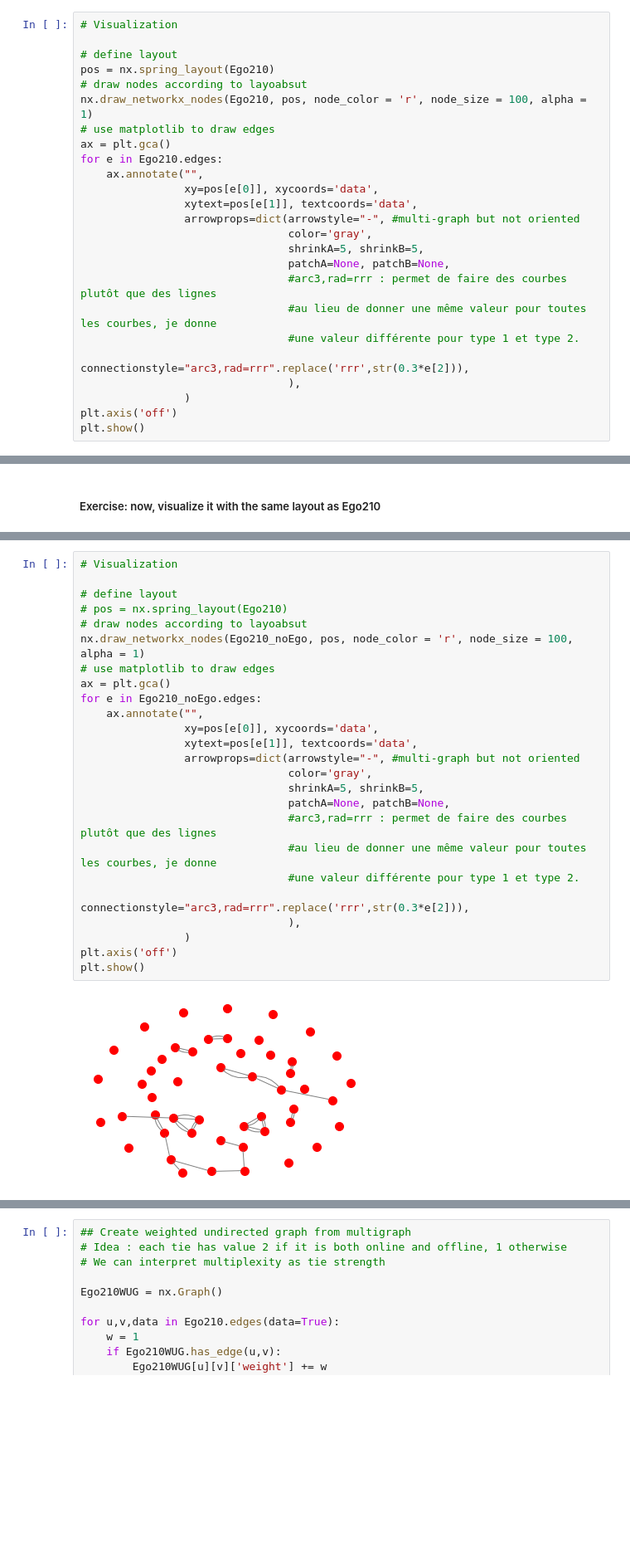
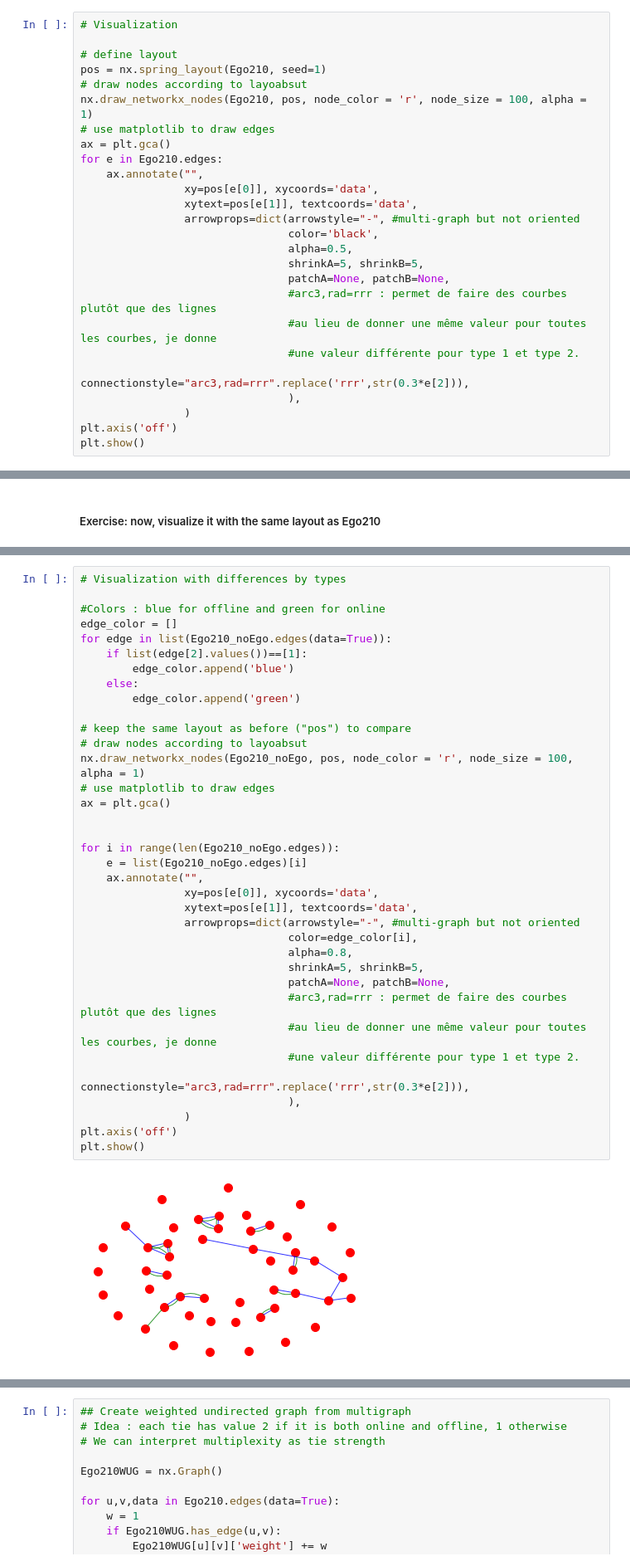
Before and after one commit to ARKEnsae/DM_Analyse_Reseaux, a Jupyter notebook: CC3/Exos_24Feb2021_KA.ipynb, the cells around one changed output, grey strips where cells are left out. Shown: that part at 83% size. Saved outputs shown, nothing was run; the diff lists cells and outputs as text; blank space fills up the shorter version.

```diff
--- a/CC3/Exos_24Feb2021_KA.ipynb
+++ b/CC3/Exos_24Feb2021_KA.ipynb
@@ -127,7 +126,7 @@ On peut avoir un multigraphe complet ou un réseau personnel avec des liens d'un
 # Visualization
 
 # define layout
-pos = nx.spring_layout(Ego210)
+pos = nx.spring_layout(Ego210, seed=1)
 # draw nodes according to layoabsut
 nx.draw_networkx_nodes(Ego210, pos, node_color = 'r', node_size = 100, alpha = 1)
 # use matplotlib to draw edges
@@ -137,7 +136,8 @@ for e in Ego210.edges:
                 xy=pos[e[0]], xycoords='data',
                 xytext=pos[e[1]], textcoords='data',
                 arrowprops=dict(arrowstyle="-", #multi-graph but not oriented
-                                color='gray',
+                                color='black',
+                                alpha=0.5,
                                 shrinkA=5, shrinkB=5,
                                 patchA=None, patchB=None,
                                 #arc3,rad=rrr : permet de faire des courbes plutôt que des lignes
@@ -288,27 +327,38 @@ Visualisation : on peut ou non garder le même layout. Rajouter la couleur avec
 # %%
-# Visualization
+# Visualization with differences by types
 
-# define layout
-# pos = nx.spring_layout(Ego210)
+#Colors : blue for offline and green for online
+edge_color = []
+for edge in list(Ego210_noEgo.edges(data=True)):
+    if list(edge[2].values())==[1]:
+        edge_color.append('blue')
+    else:
+        edge_color.append('green')
+
+# keep the same layout as before ("pos") to compare
 # draw nodes according to layoabsut
 nx.draw_networkx_nodes(Ego210_noEgo, pos, node_color = 'r', node_size = 100, alpha = 1)
 # use matplotlib to draw edges
 ax = plt.gca()
-for e in Ego210_noEgo.edges:
+
+
+for i in range(len(Ego210_noEgo.edges)):
+    e = list(Ego210_noEgo.edges)[i]
     ax.annotate("",
                 xy=pos[e[0]], xycoords='data',
                 xytext=pos[e[1]], textcoords='data',
                 arrowprops=dict(arrowstyle="-", #multi-graph but not oriented
-                                color='gray',
+                                color=edge_color[i],
+                                alpha=0.8,
                                 shrinkA=5, shrinkB=5,
                                 patchA=None, patchB=None,
                                 #arc3,rad=rrr : permet de faire des courbes plutôt que des lignes
                                 #au lieu de donner une même valeur pour toutes les courbes, je donne
                                 #une valeur différente pour type 1 et type 2.
                                 connectionstyle="arc3,rad=rrr".replace('rrr',str(0.3*e[2])),
                                 ),
                 )
 plt.axis('off')
 plt.show()
 # %% [output]
-[figure, old version]
+[figure, new version]
```
Also changed, not shown: parts of 145 cells of this notebook.
